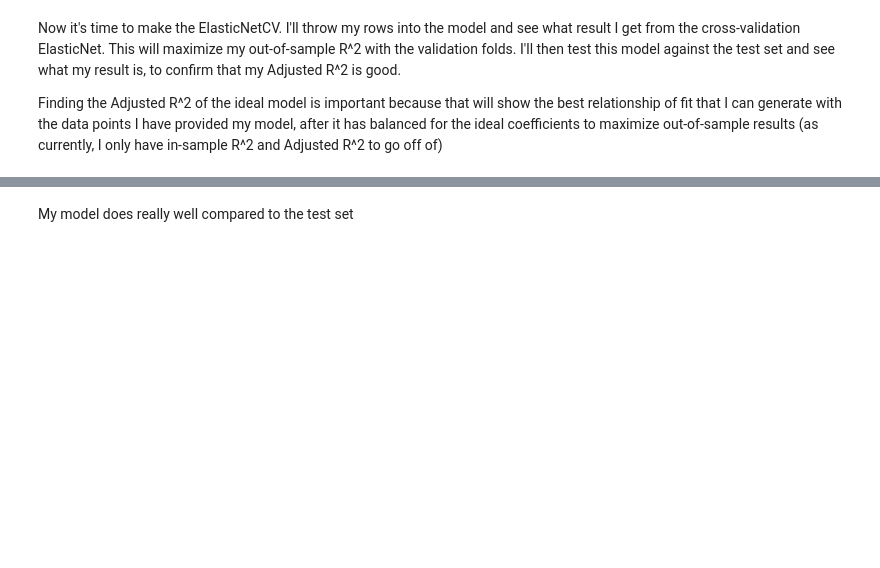
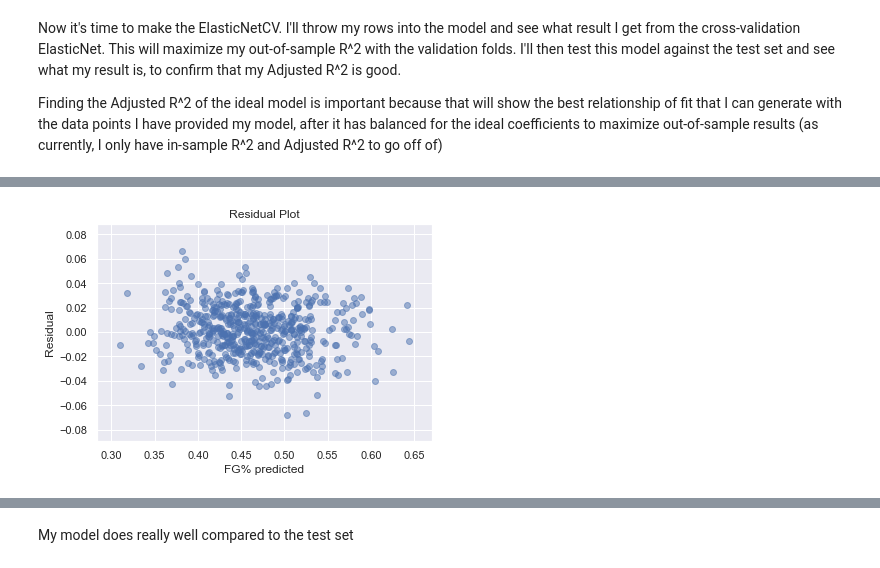
Before and after one commit to Alexandre987/NBA_FG_Prediction, a Jupyter notebook: Project_Luther.ipynb, the cells around one changed output, grey strips where cells are left out. Saved outputs shown, nothing was run; the diff lists cells and outputs as text; code cells hidden in the pictures; blank space fills up the shorter version.

```diff
--- a/Project_Luther.ipynb
+++ b/Project_Luther.ipynb
@@ -1245,0 +1336,10 @@ plt.scatter(test_set_pred, y_test, alpha = 0.1)
+# %%
+# Now I need to plot my residuals
+
+plt.scatter(test_set_pred, (test_set_pred - y_test), alpha = 0.5)
+plt.title('Residual Plot')
+plt.xlabel('FG% predicted')
+plt.ylabel('Residual')
+plt.savefig('residuals.png', bbox_inches = 'tight')
+# %% [output]
+[figure, added]
```
Also changed, not shown: parts of 45 cells of this notebook, 6 other files.
